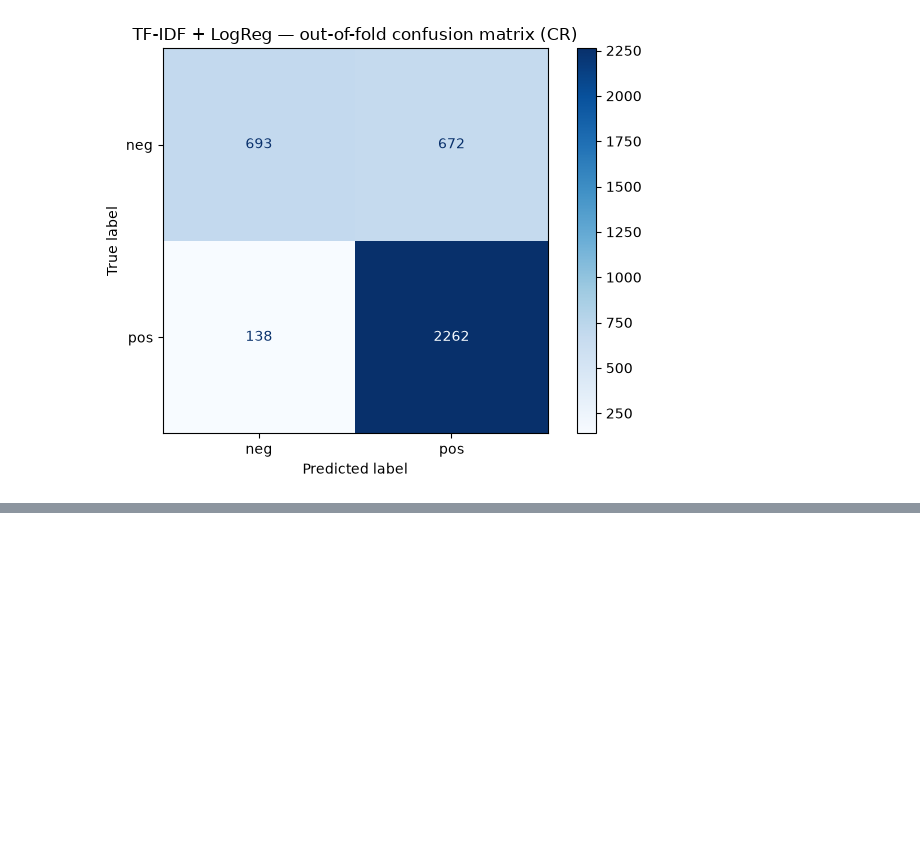
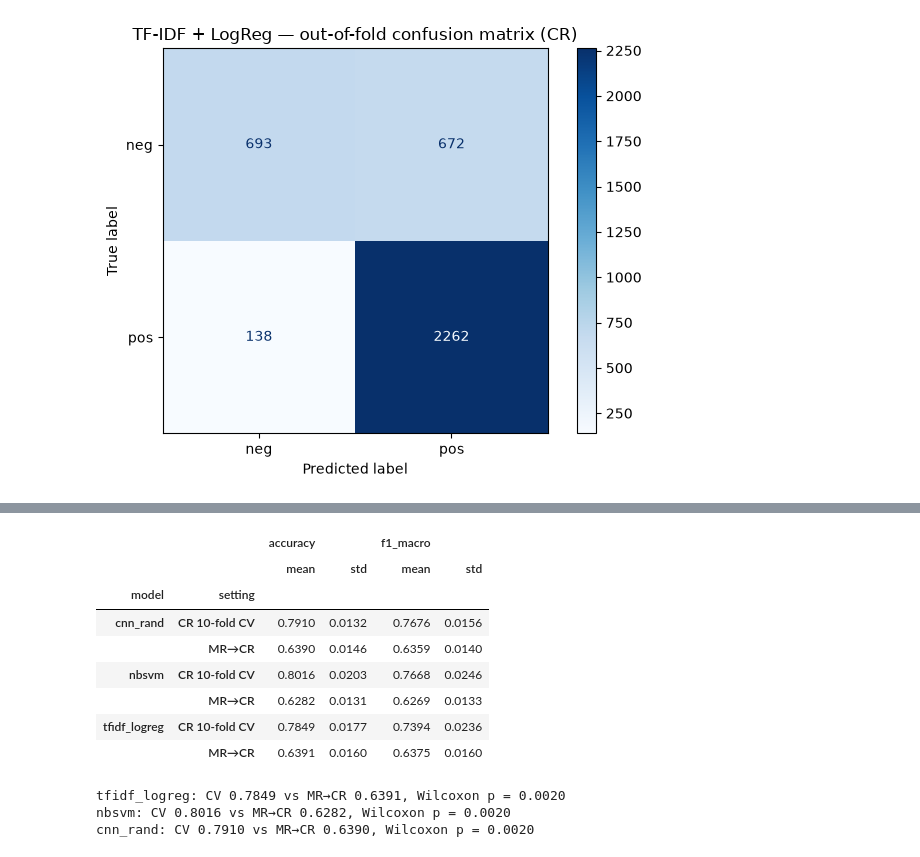
Before and after one commit to MrudulTarade/Convolutional-Neural-Networks-for-Sentence-Classification, a Jupyter notebook: notebook/customer_review.ipynb, the cells around one changed output, grey strips where cells are left out. Drawn from its saved outputs; the diff is of its cells as text; code cells hidden in the pictures; blank space fills up the shorter version.

```diff
--- a/notebook/customer_review.ipynb
+++ b/notebook/customer_review.ipynb
@@ -231,0 +373,33 @@ plt.show()
+# %%
+from sklearn.base import clone
+
+mr = pd.concat([pd.read_parquet(f"hf://datasets/cornell-movie-review-data/rotten_tomatoes/{s}.parquet")
+                for s in ["train", "validation", "test"]], ignore_index=True)
+mr = mr.dropna(subset=["text", "label"]).drop_duplicates(subset=["text", "label"]).reset_index(drop=True)
+X_mr, y_mr = mr["text"].astype(str), mr["label"].to_numpy(dtype=np.int64)
+print(len(mr), mr["label"].value_counts().to_dict())
+print("MR ∩ CR identical sentences:", len(set(X_mr.str.lower()) & set(X.str.lower())))
+
+def per_fold(name, p_all, seed=None):
+    return [{"model": name, "setting": "MR→CR", "seed": seed, "fold": f,
+             "accuracy": accuracy_score(y[te], p_all[te]), "f1_macro": f1_score(y[te], p_all[te], average="macro")}
+            for f, (_, te) in enumerate(cv.split(X, y))]
+
+transfer_rows = []
+for name, est in [("tfidf_logreg", logreg), ("nbsvm", NBSVM())]:
+    transfer_rows += per_fold(name, clone(est).fit(X_mr, y_mr).predict(X))
+
+mr_tokens = mr["text"].map(clean_str).tolist()
+mr_vocab = build_vocab(mr_tokens)
+print(f"CR tokens without an MR vocab entry: {np.mean([w not in mr_vocab for t in tokens for w in t]):.1%}")
+L = max(MAX_LEN, max(map(len, mr_tokens)))
+X_mr_enc, X_cr_enc = encode(mr_tokens, mr_vocab, L), encode(tokens, mr_vocab, L)
+tr, dev = train_test_split(np.arange(len(mr)), test_size=0.1, stratify=y_mr, random_state=0)
+for seed in [0, 1, 2]:                                    # 1 training set → 3 seeds for a spread
+    model, dev_acc = train_cnn(X_mr_enc[tr], y_mr[tr], X_mr_enc[dev], y_mr[dev], len(mr_vocab) + 2, seed=seed)
+    print(f"seed {seed}: MR dev {dev_acc:.4f}")
+    torch.save(model.state_dict(), REPO_ROOT / "results" / f"cnn_rand_mr_seed{seed}.pt")  # reused for fine-tuning
+    transfer_rows += per_fold("cnn_rand", predict(model, X_cr_enc), seed)
+
+tr_df = pd.DataFrame(transfer_rows)
+tr_df.to_csv(REPO_ROOT / "results" / "cr_transfer_mr.csv", index=False)
@@ -231,0 +417,25 @@ plt.show()
+# %%
+from scipy.stats import wilcoxon
+
+in_dom = all_cv.assign(setting="CR 10-fold CV")
+xfer = tr_df.groupby(["model", "setting", "fold"], as_index=False)[["accuracy", "f1_macro"]].mean()  # avg seeds per fold
+summary = pd.concat([in_dom, xfer]).groupby(["model", "setting"])[["accuracy", "f1_macro"]].agg(["mean", "std"])
+display(summary.round(4))
+
+for m in ["tfidf_logreg", "nbsvm", "cnn_rand"]:
+    a = in_dom.query("model == @m").sort_values("fold")["accuracy"].to_numpy()
+    b = xfer.query("model == @m").sort_values("fold")["accuracy"].to_numpy()
+    print(f"{m}: CV {a.mean():.4f} vs MR→CR {b.mean():.4f}, Wilcoxon p = {wilcoxon(a, b).pvalue:.4f}")
+# %% [output]
+|  |  | accuracy |  | f1_macro |  |
+|  |  | mean | std | mean | std |
+| model | setting |  |  |  |  |
+| cnn_rand | CR 10-fold CV | 0.7910 | 0.0132 | 0.7676 | 0.0156 |
+|  | MR→CR | 0.6390 | 0.0146 | 0.6359 | 0.0140 |
+| nbsvm | CR 10-fold CV | 0.8016 | 0.0203 | 0.7668 | 0.0246 |
+|  | MR→CR | 0.6282 | 0.0131 | 0.6269 | 0.0133 |
+| tfidf_logreg | CR 10-fold CV | 0.7849 | 0.0177 | 0.7394 | 0.0236 |
+|  | MR→CR | 0.6391 | 0.0160 | 0.6375 | 0.0160 |
+tfidf_logreg: CV 0.7849 vs MR→CR 0.6391, Wilcoxon p = 0.0020
+nbsvm: CV 0.8016 vs MR→CR 0.6282, Wilcoxon p = 0.0020
+cnn_rand: CV 0.7910 vs MR→CR 0.6390, Wilcoxon p = 0.0020
```
Also changed, not shown: parts of 16 cells of this notebook, 2 other files.
